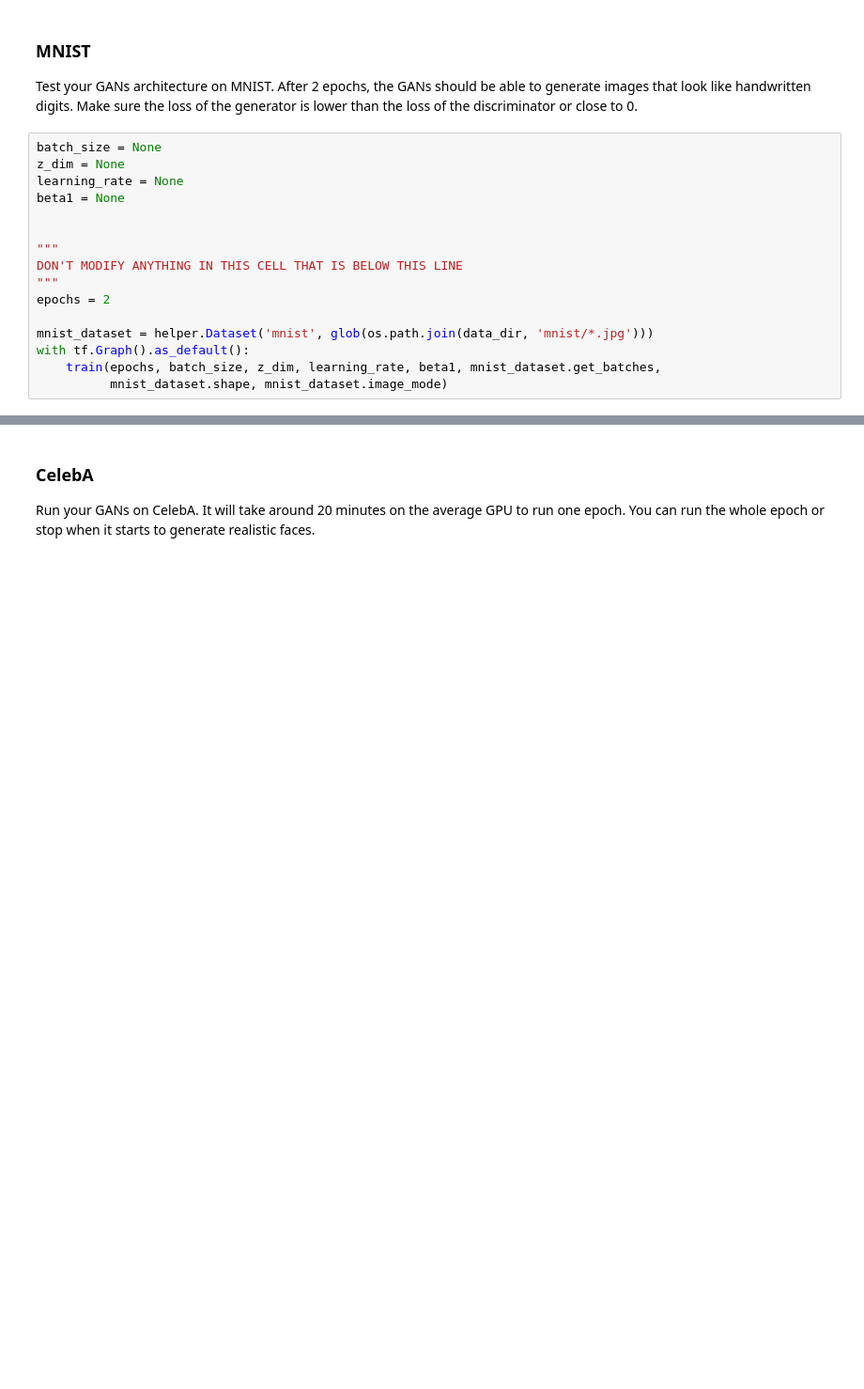
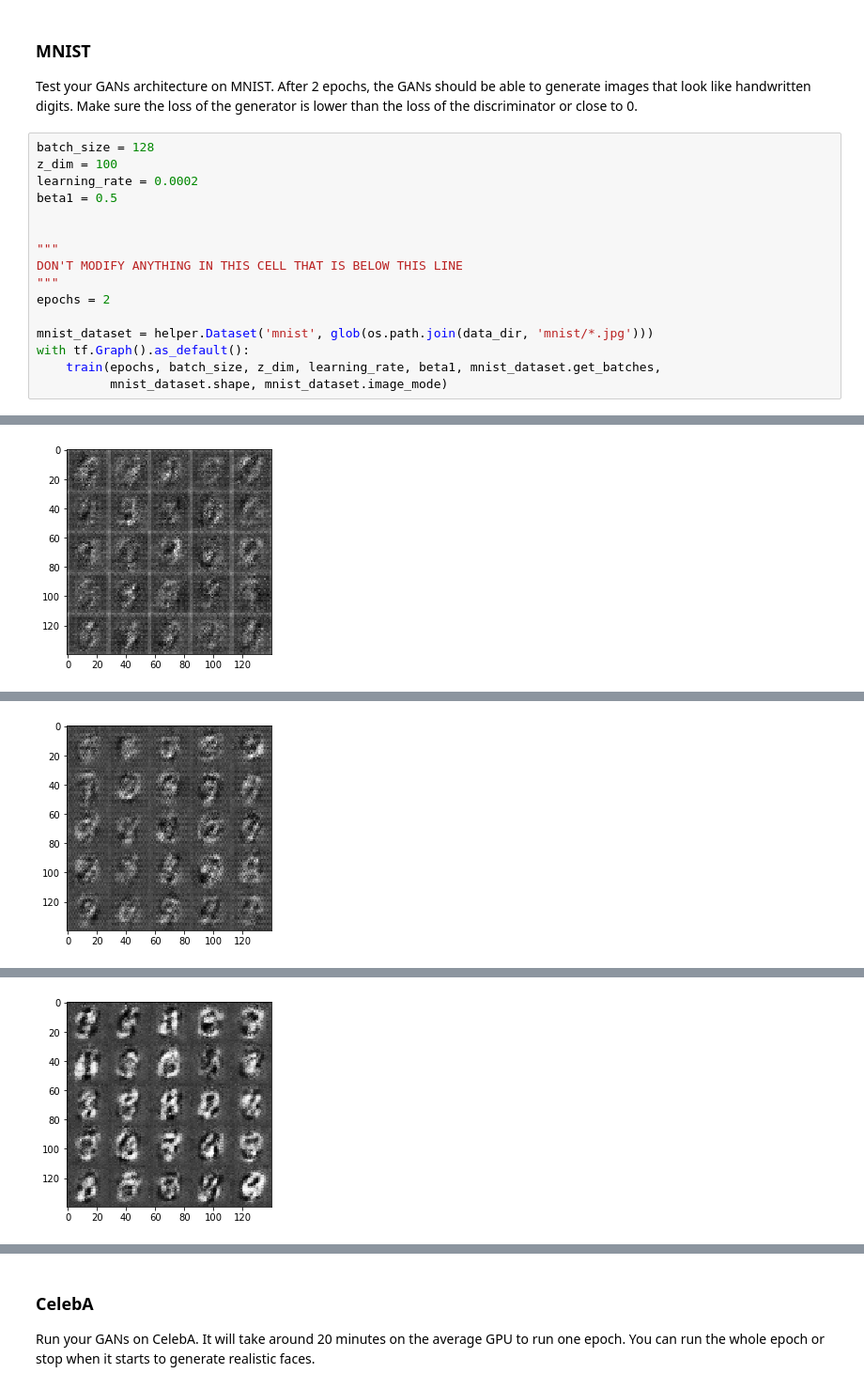
Before and after one commit to rcasey74/udacity, a Jupyter notebook: gen_faces/dlnd_face_generation.ipynb, the cells around one changed output, grey strips where cells are left out. Shown at 94% size. Cells and saved outputs as stored; diff of their text form; blank space fills up the shorter version.

```diff
--- a/gen_faces/dlnd_face_generation.ipynb
+++ b/gen_faces/dlnd_face_generation.ipynb
@@ -369,10 +422,10 @@ def train(epoch_count, batch_size, z_dim, learning_rate, beta1, get_batches, dat
 ### MNIST
 Test your GANs architecture on MNIST.  After 2 epochs, the GANs should be able to generate images that look like handwritten digits.  Make sure the loss of the generator is lower than the loss of the discriminator or close to 0.
 # %%
-batch_size = None
-z_dim = None
-learning_rate = None
-beta1 = None
+batch_size = 128
+z_dim = 100
+learning_rate = 0.0002
+beta1 = 0.5
 
 
 """
@@ -384,3 +437,4 @@ mnist_dataset = helper.Dataset('mnist', glob(os.path.join(data_dir, 'mnist/*.jpg
 with tf.Graph().as_default():
     train(epochs, batch_size, z_dim, learning_rate, beta1, mnist_dataset.get_batches,
           mnist_dataset.shape, mnist_dataset.image_mode)
+# %% [output]
@@ -386,0 +451 @@ with tf.Graph().as_default():
+[figure, added]
@@ -386,0 +462 @@ with tf.Graph().as_default():
+[figure, added]
@@ -386,0 +473 @@ with tf.Graph().as_default():
+[figure, added]
```
Also changed, not shown: parts of 2 cells of this notebook.
